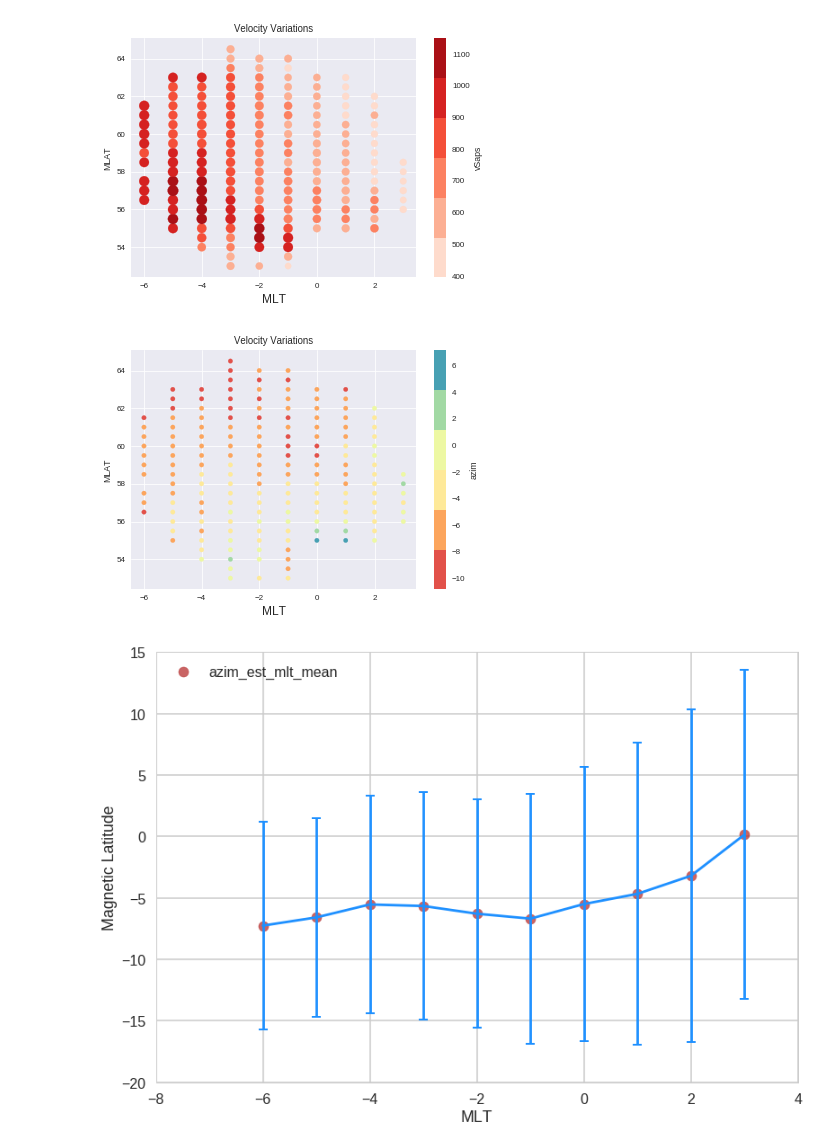
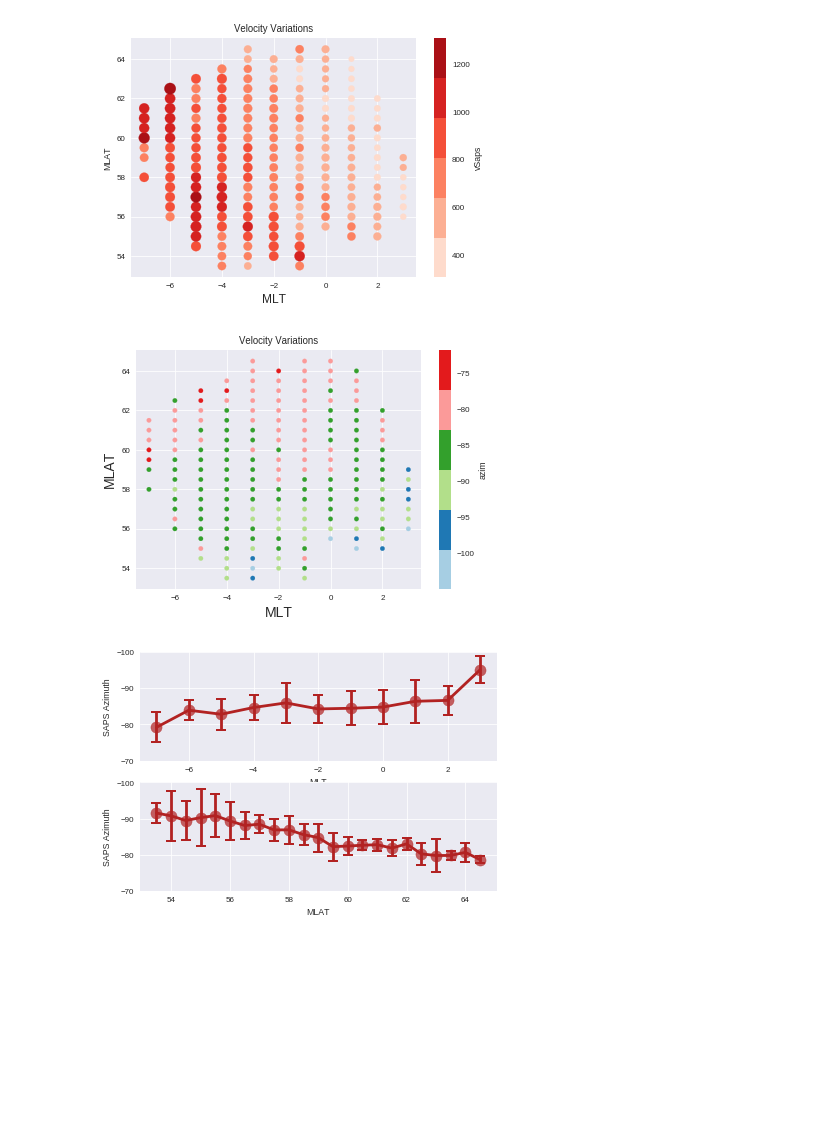
Before and after one commit to bharatreddy/indsvels, a Jupyter notebook: ipy/stats1.ipynb, the cells around one changed output. Saved outputs shown, nothing was run; the diff lists cells and outputs as text; code cells hidden in the pictures; blank space fills up the shorter version.

```diff
--- a/ipy/stats1.ipynb
+++ b/ipy/stats1.ipynb
@@ -14,9 +14,10 @@ from matplotlib.colors import Normalize
 from matplotlib import ticker
 %matplotlib inline
 # %%
-velsDataDF = pandas.read_csv( "../data/processed-vels-geomag.txt", sep=' ',\
+velsDataDF = pandas.read_csv( "../data/processed-vels-geomag-extra.txt", sep=' ',\
                             infer_datetime_format=True,\
                             parse_dates=["date"])
-# velsDataDF = pandas.read_csv( "../data/processed-vels-geomag.txt", sep=' ')
+# Get actual SAPS azimuths
+velsDataDF["azim"] = -90.-velsDataDF["azim"]
 velsDataDF.head()
 # %% [output]
@@ -47,13 +48,13 @@ ax.set_xlabel("MLT", fontsize=12)
 ax.set_title( "Velocity Variations" )
 plt.savefig("../figs/meanVelMLATMLT.pdf",bbox_inches='tight')
 # %% [output]
-[figure, old version]
+[figure, new version]
 # %%
-mltMlatMeanDF = velsDataDF.groupby( [ "normMLT", "MLAT" ] ).mean().reset_index()
+mltMlatMeanDF = velsDataDF[ velsDataDF["goodFit"] ].groupby( [ "normMLT", "MLAT" ] ).mean().reset_index()
 # Seaborn styling
 sns.set_style("darkgrid")
 sns.set_context("paper")
-seaMap = ListedColormap(sns.color_palette("Spectral"))
+seaMap = ListedColormap(sns.color_palette("Paired"))
 
 # Plot using matplotlib
 fig1 = plt.figure()
@@ -63,40 +64,63 @@ mltMlatMeanDF.plot( kind='scatter',
               y='MLAT',
               c='azim',
               s=20, cmap=seaMap, ax=ax)
-ax.set_ylabel("MLAT")
-ax.set_xlabel("MLT", fontsize=12)
+ax.set_ylabel("MLAT", fontsize=14)
+ax.set_xlabel("MLT", fontsize=14)
 ax.set_title( "Velocity Variations" )
 plt.savefig("../figs/meanAzimMLATMLT.pdf",bbox_inches='tight')
 # %% [output]
-[figure, old version]
+[figure, new version]
 # %%
-# Plot Mean and Std of Azims vs MLT!
-azimMLTMeanDF = velsDataDF.groupby( [ "normMLT" ] ).mean()[ "azim" ].reset_index()
+# Plot Mean and Std of Azims vs MLT and MLAT!
+azimMLTMeanDF = mltMlatMeanDF[[ "normMLT", "azim" ]].groupby( [ "normMLT" ] ).mean().reset_index()
 azimMLTMeanDF.columns = [ "normMLT", "azim_est_mlt_mean" ]
-azimMLTStdDF = velsDataDF.groupby( [ "normMLT" ] ).std()[ "azim" ].reset_index()
+azimMLTStdDF = mltMlatMeanDF[[ "normMLT", "azim" ]].groupby( [ "normMLT" ] ).std().reset_index()
 azimMLTStdDF.columns = [ "normMLT", "azim_est_mlt_std" ]
 azimMLTMeanDF = pandas.merge( azimMLTMeanDF, azimMLTStdDF, on=[ "normMLT" ] )
-azimMLTMeanDF["azim_std"] = azimMLTMeanDF["azim_est_mlt_std"].fillna(0.5)
+# GET MLAT MEAN/STD
+azimMLATMeanDF = mltMlatMeanDF[[ "MLAT", "azim" ]].groupby( [ "MLAT" ] ).mean().reset_index()
+azimMLATMeanDF.columns = [ "MLAT", "azim_est_mlat_mean" ]
+azimMLATStdDF = mltMlatMeanDF[[ "MLAT", "azim" ]].groupby( [ "MLAT" ] ).std().reset_index()
+azimMLATStdDF.columns = [ "MLAT", "azim_est_mlat_std" ]
+azimMLATMeanDF = pandas.merge( azimMLATMeanDF, azimMLATStdDF, on=[ "MLAT" ] )
+# setup fig
+fig = plt.figure()
+ax1 = fig.add_subplot(211)
+ax2 = fig.add_subplot(212)
 # seaborn styling
 sns.set_style("whitegrid")
 sns.set_context("poster")
 
 azimMLTMeanDF = azimMLTMeanDF.sort(["normMLT"])
-plt.scatter(azimMLTMeanDF['normMLT'],
+ax1.scatter(azimMLTMeanDF['normMLT'],
             azimMLTMeanDF['azim_est_mlt_mean'],
             marker='o',
             color='firebrick',
             alpha=0.7,
             s = 124)
-plt.errorbar(azimMLTMeanDF['normMLT'],\
+ax1.errorbar(azimMLTMeanDF['normMLT'],\
              azimMLTMeanDF['azim_est_mlt_mean'],\
              yerr=azimMLTMeanDF['azim_est_mlt_std'], \
-             color='dodgerblue', label='', capthick=2., capsize=5.)
-plt.xlim( [-8,4] )
-plt.ylim( [-20,15] )
-plt.xlabel("MLT")
-plt.ylabel("Magnetic Latitude")
-plt.legend()
+             color='firebrick', label='', capthick=2., capsize=5.)
+
+# PLOT MLAT MEAN STDs
+ax2.scatter(azimMLATMeanDF['MLAT'],
+            azimMLATMeanDF['azim_est_mlat_mean'],
+            marker='o',
+            color='firebrick',
+            alpha=0.7,
+            s = 124)
+ax2.errorbar(azimMLATMeanDF['MLAT'],\
+             azimMLATMeanDF['azim_est_mlat_mean'],\
+             yerr=azimMLATMeanDF['azim_est_mlat_std'], \
+             color='firebrick', label='', capthick=2., capsize=5.)
+# plt.rcParams['axes.labelweight'] = 'bold'
+ax1.set_ylim( [-70,-100] )
+ax2.set_ylim( [-70,-100] )
+ax1.set_xlabel("MLT")
+ax2.set_xlabel("MLAT")
+ax1.set_ylabel("SAPS Azimuth")
+ax2.set_ylabel("SAPS Azimuth")
 plt.savefig("../figs/meanStdAzim.pdf",bbox_inches='tight')
 # %% [output]
-[figure, old version]
+[figure, new version]
```
Also changed, not shown: parts of 7 cells of this notebook, 11 other files.
